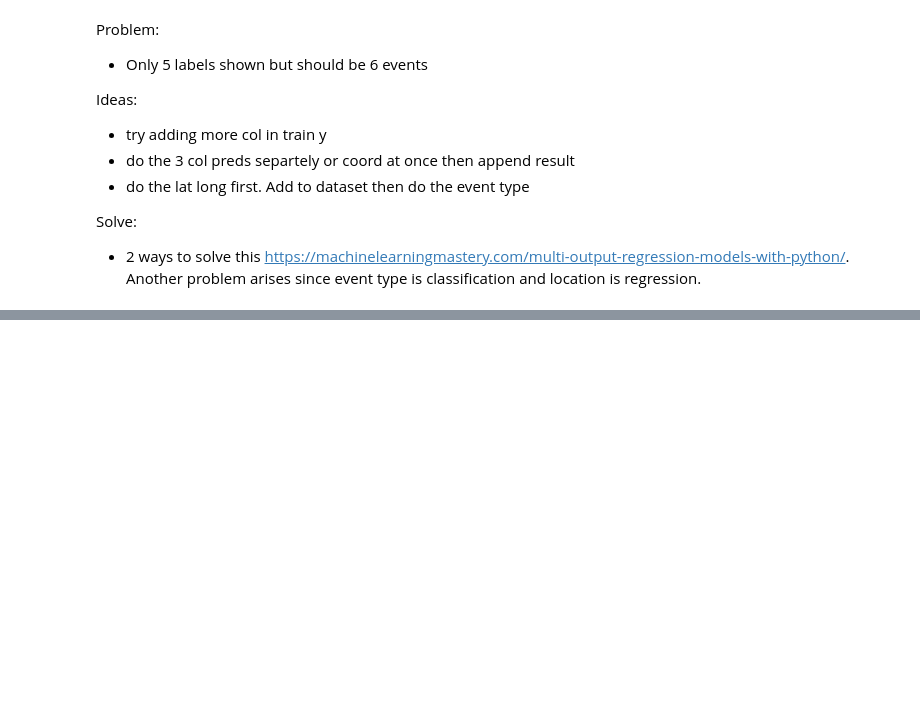
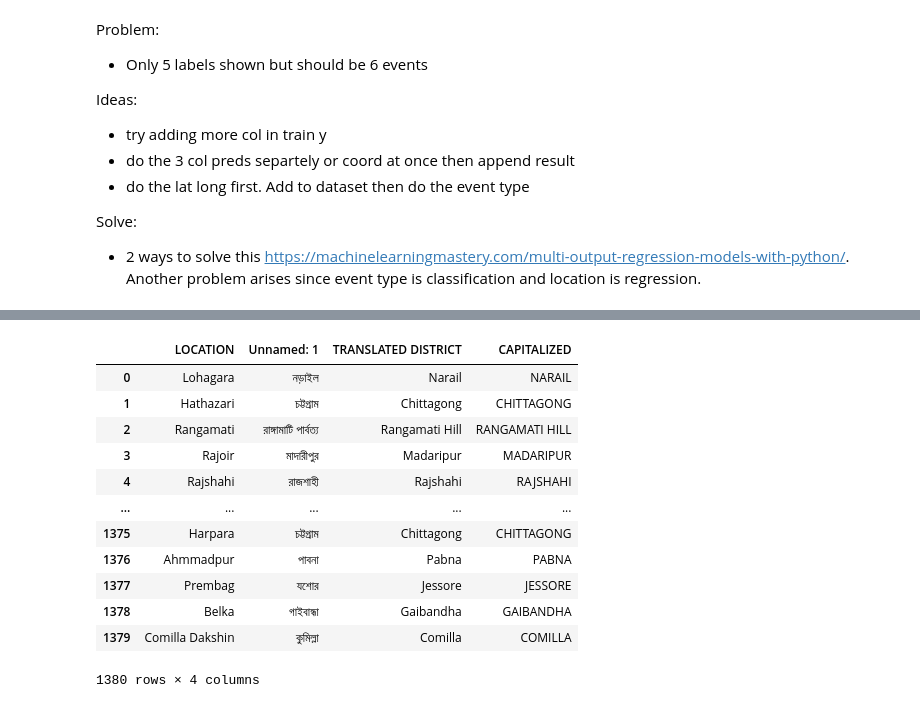
Before and after one commit to pavstar619/NahidSir_prototype_bdpolice_V2, a Jupyter notebook: NahidSir_ACLED_Prototype.ipynb, the cells around one changed output, grey strips where cells are left out. Cells and saved outputs as stored; diff of their text form; code cells hidden in the pictures; blank space fills up the shorter version.

```diff
--- a/NahidSir_ACLED_Prototype.ipynb
+++ b/NahidSir_ACLED_Prototype.ipynb
@@ -859,0 +851,18 @@ Solve:
+# %%
+# DISTRICTS
+data2 = pd.read_excel('/content/gdrive/MyDrive/Thesis Mates/Thesis Part 2/ACLED Data & Paper Writing Guideline /Data Outputs/ACLED_location_by_district_V2.xlsx')
+data2
+# %% [output]
+|  | LOCATION | Unnamed: 1 | TRANSLATED DISTRICT | CAPITALIZED |
+| 0 | Lohagara | নড়াইল | Narail | NARAIL |
+| 1 | Hathazari | চট্টগ্রাম | Chittagong | CHITTAGONG |
+| 2 | Rangamati | রাঙ্গামাটি পার্বত্য | Rangamati Hill | RANGAMATI HILL |
+| 3 | Rajoir | মাদারীপুর | Madaripur | MADARIPUR |
+| 4 | Rajshahi | রাজশাহী | Rajshahi | RAJSHAHI |
+| ... | ... | ... | ... | ... |
+| 1375 | Harpara | চট্টগ্রাম | Chittagong | CHITTAGONG |
+| 1376 | Ahmmadpur | পাবনা | Pabna | PABNA |
+| 1377 | Prembag | যশোর | Jessore | JESSORE |
+| 1378 | Belka | গাইবান্ধা | Gaibandha | GAIBANDHA |
+| 1379 | Comilla Dakshin | কুমিল্লা | Comilla | COMILLA |
+1380 rows × 4 columns
```
Also changed, not shown: parts of 22 cells of this notebook.
